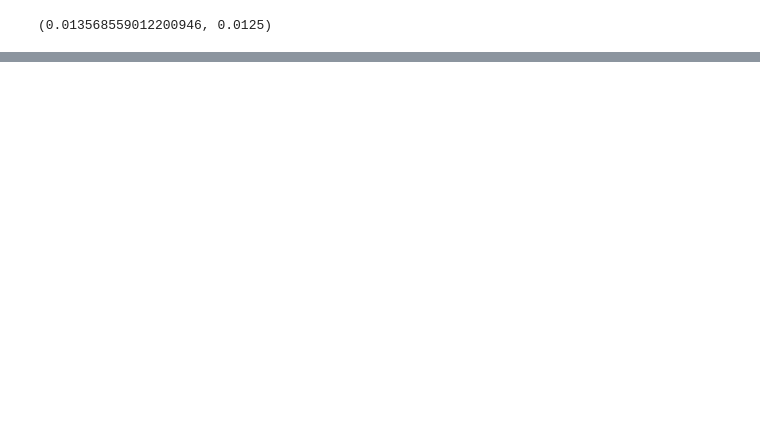
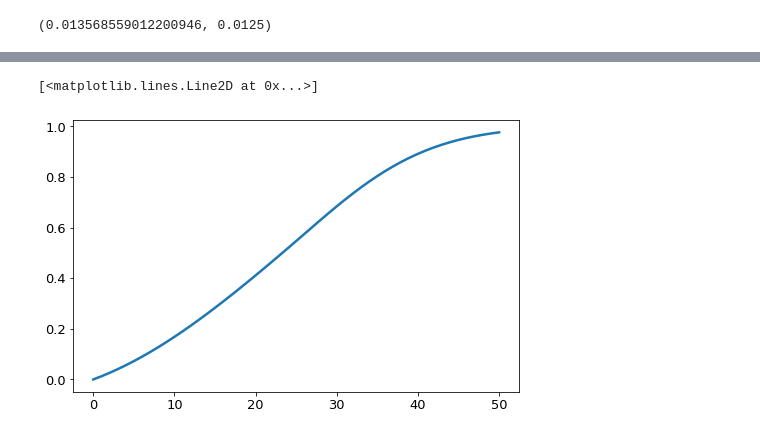
Before and after one commit to SuriChen1028/Mitigation, a Jupyter notebook: Check_Results.ipynb, the cells around one changed output, grey strips where cells are left out. Drawn from its saved outputs; the diff is of its cells as text; code cells hidden in the pictures; blank space fills up the shorter version.

```diff
--- a/Check_Results.ipynb
+++ b/Check_Results.ipynb
@@ -147,7 +151,7 @@ g_damage =  data["g_damage"]
 simul1 = simulate_pre(grid = (K, Y_short, L), model_args = model_args,
                     initial=(np.log(85/alpha), 1.1, np.log(1/80)),
                              controls = (i,e,x, g_tech, g_damage, pi_c),
-                             T0=0, T=65, dt=1/12,)
+                             T0=0, T=50, dt=1,)
 # %%
 plt.plot(simul1["x"])
 # %% [output]
@@ -155,0 +160,5 @@ plt.plot(simul1["x"])
+# %%
+plt.plot(simul1["distorted_tech_prob"])
+# %% [output]
+[<matplotlib.lines.Line2D at 0x...>]
+[figure, added]
```
Also changed, not shown: parts of 15 cells of this notebook, 2 other files.
